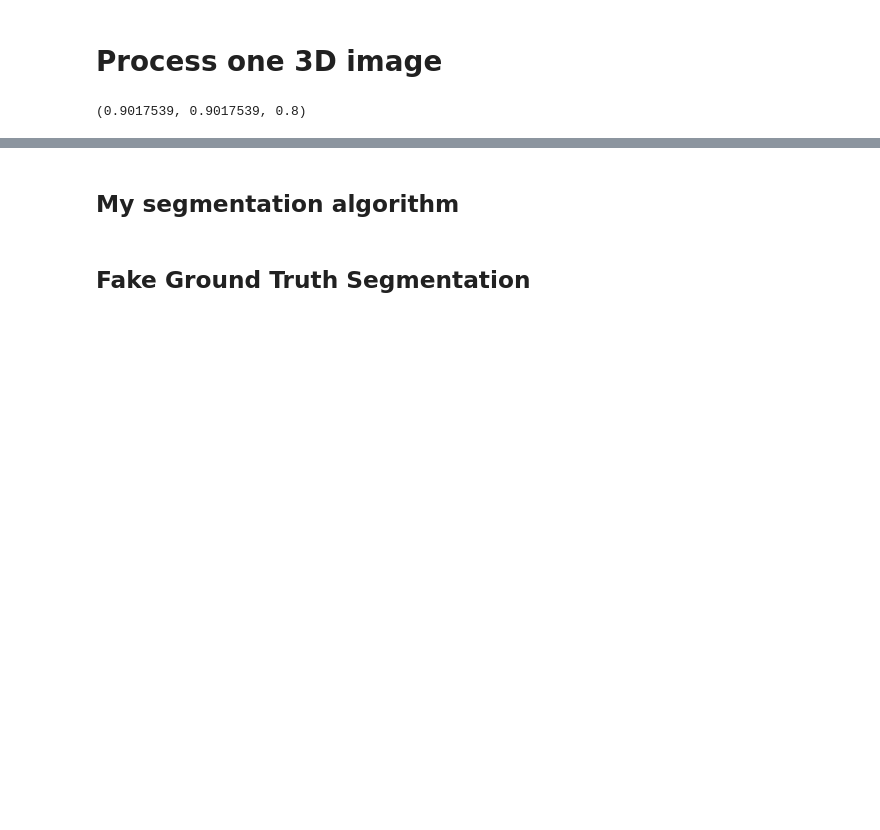
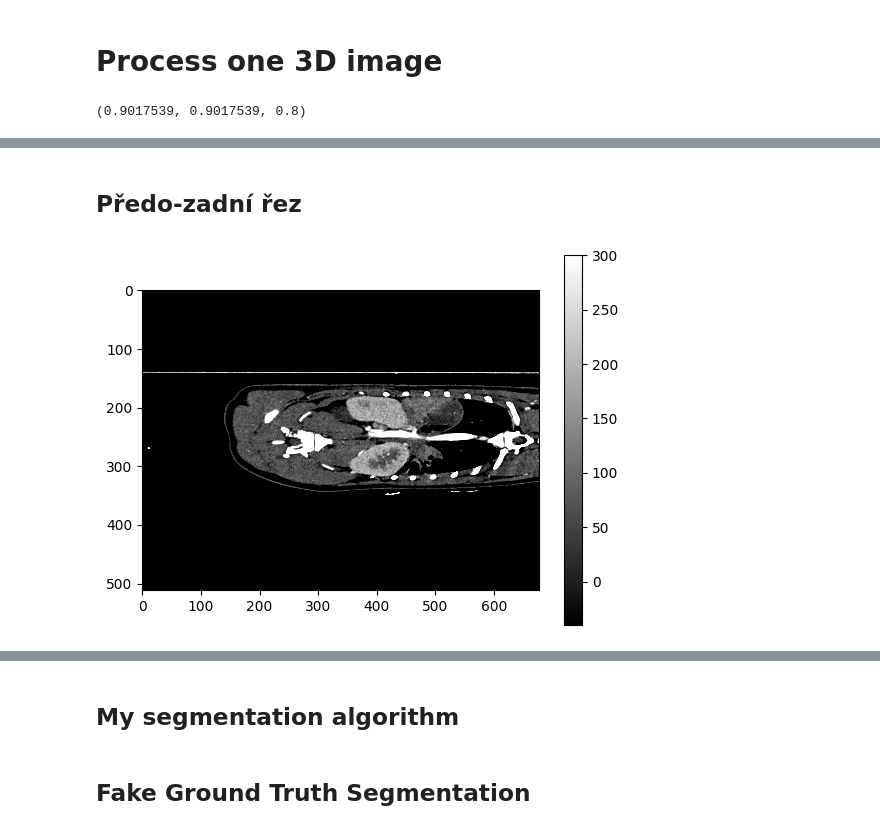
Before and after one commit to mjirik/zdo2025, a Jupyter notebook: ZDO2025.ipynb, the cells around one changed output, grey strips where cells are left out. Cells and saved outputs as stored; diff of their text form; code cells hidden in the pictures; blank space fills up the shorter version.

```diff
--- a/ZDO2025.ipynb
+++ b/ZDO2025.ipynb
@@ -101,0 +115,10 @@ plt.show()
+# %% [markdown]
+## Předo-zadní řez
+# %%
+# show i-th slice
+i = 380
+plt.imshow(datap.data3d[i,:,:], cmap="gray", clim=[-40, 300])
+plt.colorbar()
+plt.show()
+# %% [output]
+[figure, added]
```
Also changed, not shown: parts of 7 cells of this notebook.
